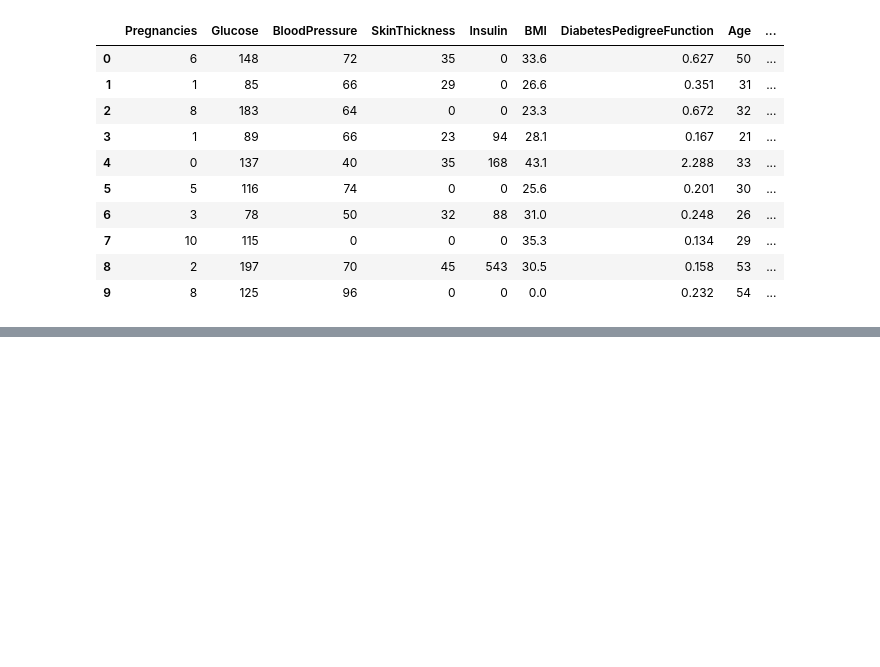
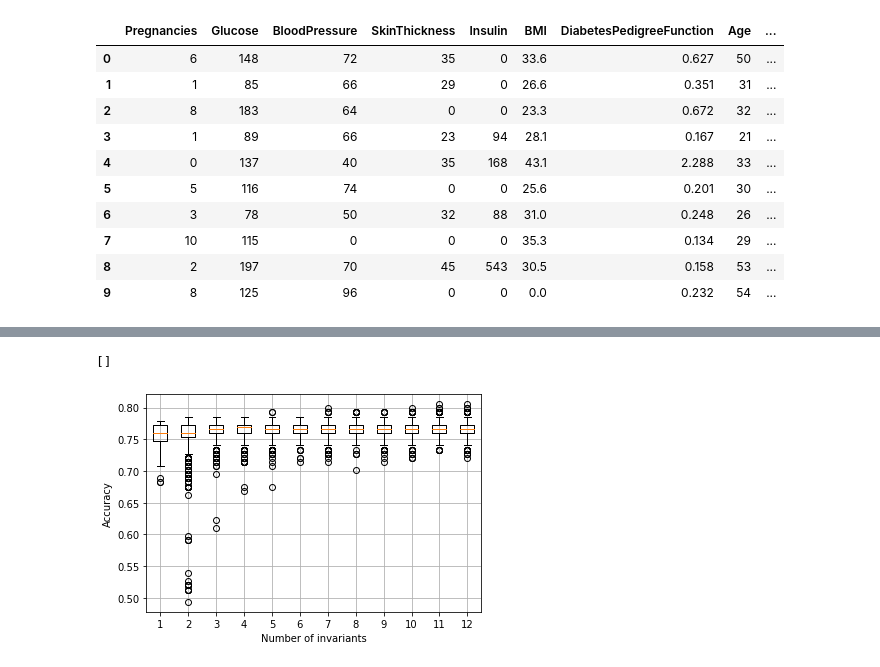
Before and after one commit to Vol0kin/LearningWithInvariants, a Jupyter notebook: SVM_Random_Hyperplanes.ipynb, the cells around one changed output, grey strips where cells are left out. Cells and saved outputs as stored; diff of their text form; code cells hidden in the pictures; blank space fills up the shorter version.

Commit message:
Add results of experimentation using hyperplanes and ECOC

```diff
--- a/SVM_Random_Hyperplanes.ipynb
+++ b/SVM_Random_Hyperplanes.ipynb
@@ -40,9 +40,3 @@ scaler.fit(X_train)
 
 X_train_scaled = scaler.transform(X_train)
 X_test_scaled = scaler.transform(X_test)
-# %%
-svm = SVMIRandomHyperplane(C=1, kernel='rbf', gamma='auto', delta=0.001)
-svm.fit(X_train_scaled, y_train, num_invariants=10)
-y_hat = svm.predict(X_test_scaled)
-np.sum(y_test == y_hat) / len(y_test)
-# svm.predict_proba(X_test_scaled)
@@ -59,0 +43,16 @@ np.sum(y_test == y_hat) / len(y_test)
+# %%
+# Run experiments
+accuracies = []
+
+for num_invariants in range(1, 13):
+    print(f'Running with {num_invariants} invariants...')
+    invariant_accuracies = []
+
+    for _ in tqdm(range(1000)):
+        svm_rp = EcocSVM(C=1, kernel='rbf', gamma='auto', delta=0.001)
+        svm_rp.fit(X_train_scaled, y_train, num_invariants=num_invariants)
+        y_pred = svm_rp.predict(X_test_scaled)
+        acc = accuracy_score(y_test, y_pred)
+        invariant_accuracies.append(acc)
+
+    accuracies.append(invariant_accuracies)
@@ -59,0 +72,9 @@ np.sum(y_test == y_hat) / len(y_test)
+# %%
+plt.boxplot(accuracies)
+plt.grid()
+plt.xlabel('Number of invariants')
+plt.ylabel('Accuracy')
+plt.plot()
+# %% [output]
+[]
+[figure, added]
```
Also changed, not shown: parts of 30 cells of this notebook.
